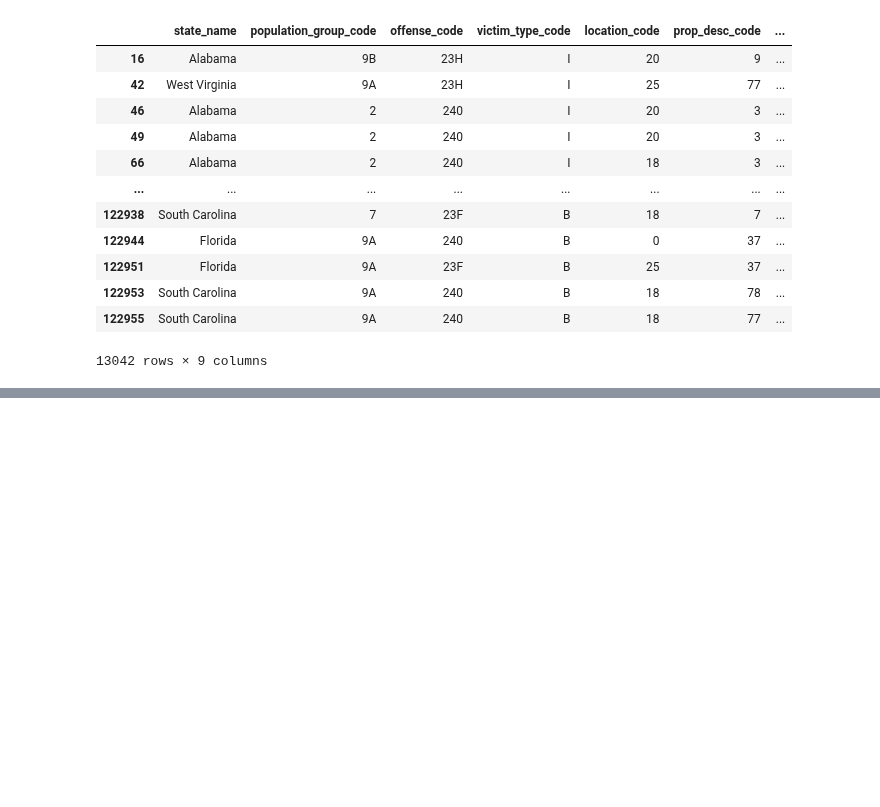
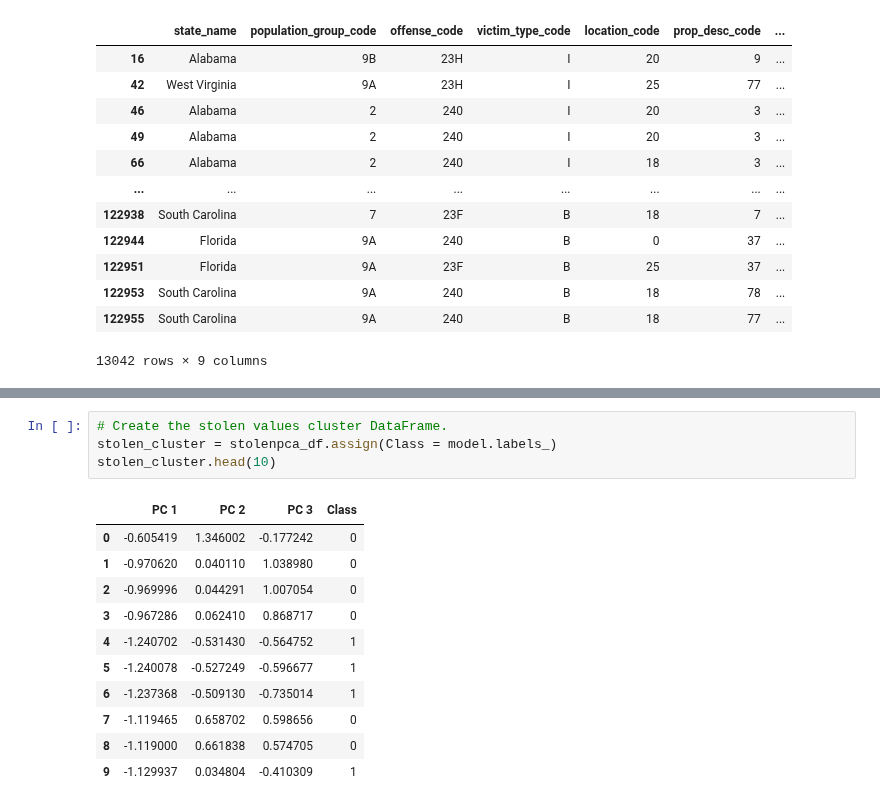
Before and after one commit to Jelsik/DataVisFinalProject-Pentagon, a Jupyter notebook: Cargo_Theft_Clustering.ipynb, the cells around one changed output, grey strips where cells are left out. Cells and saved outputs as stored; diff of their text form; blank space fills up the shorter version.

```diff
--- a/Cargo_Theft_Clustering.ipynb
+++ b/Cargo_Theft_Clustering.ipynb
@@ -234,0 +249,16 @@ plt.show()
+# %%
+# Create the stolen values cluster DataFrame.
+stolen_cluster = stolenpca_df.assign(Class = model.labels_)
+stolen_cluster.head(10)
+# %% [output]
+|  | PC 1 | PC 2 | PC 3 | Class |
+| 0 | -0.605419 | 1.346002 | -0.177242 | 0 |
+| 1 | -0.970620 | 0.040110 | 1.038980 | 0 |
+| 2 | -0.969996 | 0.044291 | 1.007054 | 0 |
+| 3 | -0.967286 | 0.062410 | 0.868717 | 0 |
+| 4 | -1.240702 | -0.531430 | -0.564752 | 1 |
+| 5 | -1.240078 | -0.527249 | -0.596677 | 1 |
+| 6 | -1.237368 | -0.509130 | -0.735014 | 1 |
+| 7 | -1.119465 | 0.658702 | 0.598656 | 0 |
+| 8 | -1.119000 | 0.661838 | 0.574705 | 0 |
+| 9 | -1.129937 | 0.034804 | -0.410309 | 1 |
```
Also changed, not shown: parts of 23 cells of this notebook, 2 other files.
